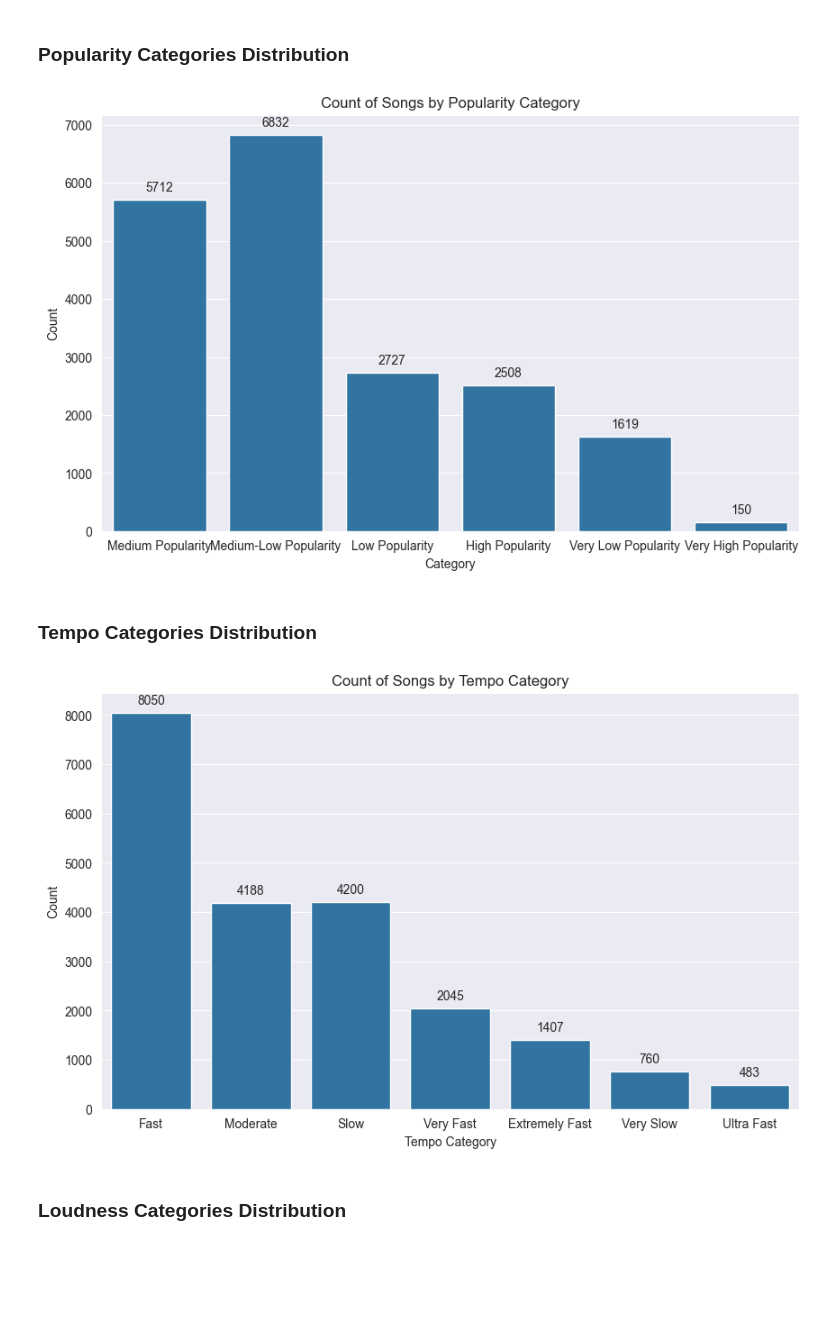
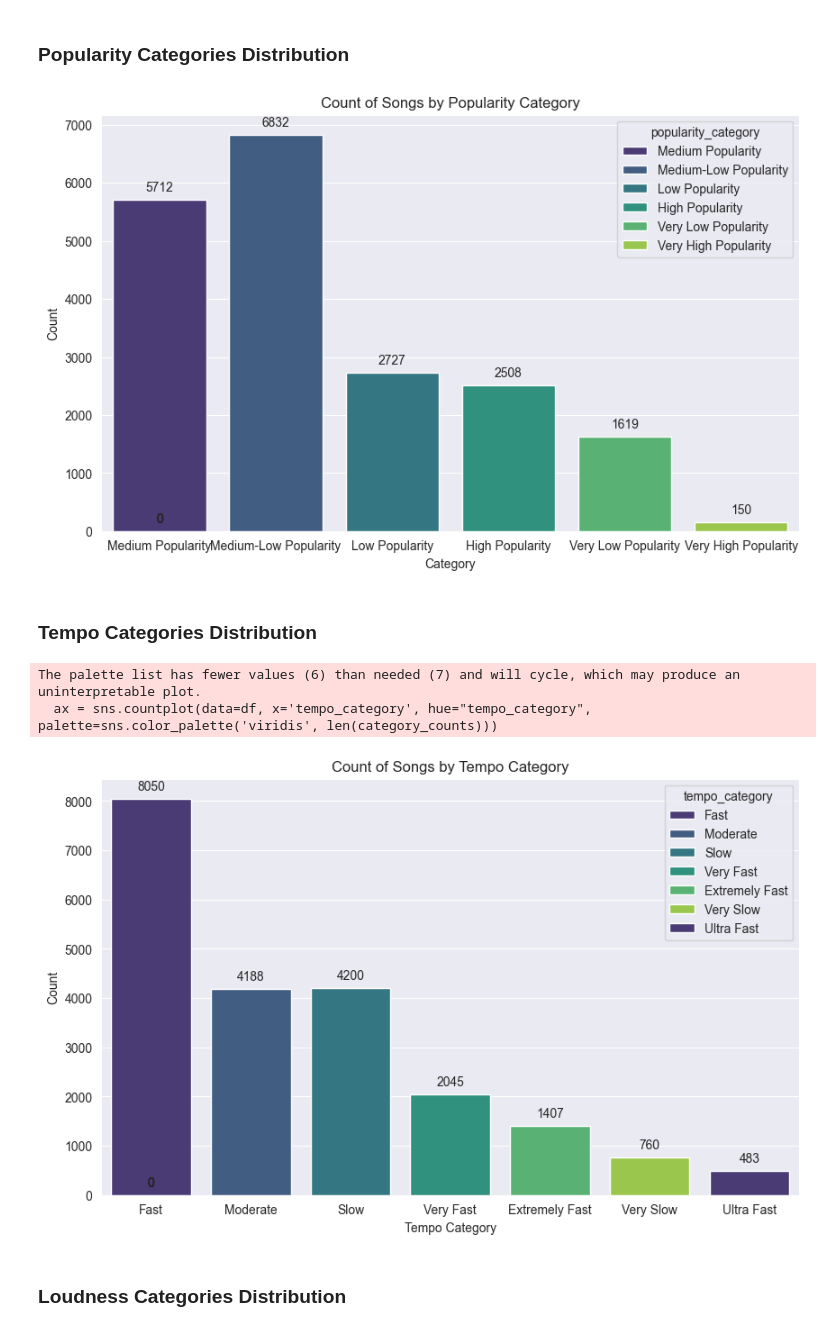
Before and after one commit to IlianCoding/SpotifyAIModel, a Jupyter notebook: dataVisualization.ipynb, the cells around one changed output. Drawn from its saved outputs; the diff is of its cells as text; code cells hidden in the pictures; blank space fills up the shorter version.

Commit message:
data visualization colors added

```diff
--- a/dataVisualization.ipynb
+++ b/dataVisualization.ipynb
@@ -107,7 +108,7 @@ plt.show()
 category_counts = df['popularity_category'].value_counts()
 
 plt.figure(figsize=(10, 6))
-ax = sns.countplot(data=df, x='popularity_category')
+ax = sns.countplot(data=df, x='popularity_category', hue='popularity_category', palette=sns.color_palette('viridis', len(category_counts)))
 plt.title('Count of Songs by Popularity Category')
 plt.xlabel('Category')
 plt.ylabel('Count')
@@ -118,23 +119,26 @@ for p in ax.patches:
 
 plt.show()
 # %% [output]
-[figure, old version]
+[figure, new version]
 # %% [markdown]
 ### Tempo Categories Distribution
 # %%
 plt.figure(figsize=(10, 6))
-ax = sns.countplot(data=df, x='tempo_category')
+ax = sns.countplot(data=df, x='tempo_category', hue="tempo_category",  palette=sns.color_palette('viridis', len(category_counts)))
+
 plt.title('Count of Songs by Tempo Category')
 plt.xlabel('Tempo Category')
 plt.ylabel('Count')
 
 for p in ax.patches:
     ax.annotate(f'{int(p.get_height())}', (p.get_x() + p.get_width() / 2., p.get_height()),
                 ha='center', va='center', xytext=(0, 10), textcoords='offset points')
 
 plt.show()
 # %% [output]
+The palette list has fewer values (6) than needed (7) and will cycle, which may produce an uninterpretable plot.
+  ax = sns.countplot(data=df, x='tempo_category', hue="tempo_category",  palette=sns.color_palette('viridis', len(category_counts)))
-[figure, old version]
+[figure, new version]
 # %% [markdown]
 ### Loudness Categories Distribution
 # %%
```
Also changed, not shown: parts of 2 cells of this notebook.
